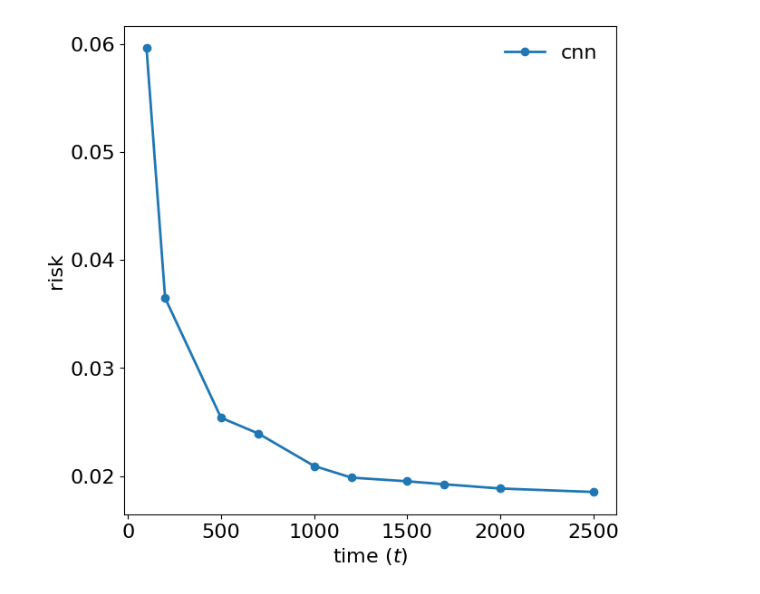
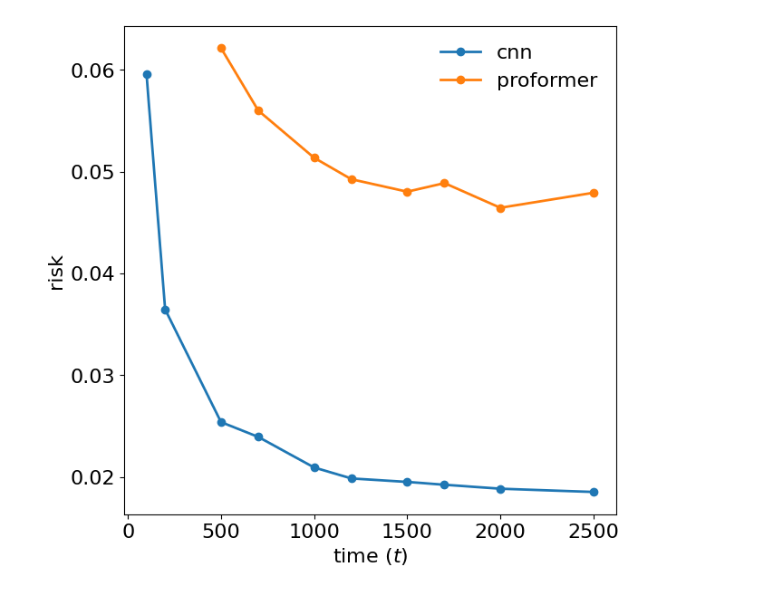
Before and after one commit to YuxinB/ProL, a Jupyter notebook: figures.ipynb, the cells around one changed output. Cells and saved outputs as stored; diff of their text form; code cells hidden in the pictures.

```diff
--- a/figures.ipynb
+++ b/figures.ipynb
@@ -66,18 +77,31 @@ plotting(outputs['inst_risk'], outputs['ci'], args, 200, 'test')
 # %%
+fig, ax = plt.subplots(figsize=(7, 7))
+
 time_list = []
 risk_list = []
 for i in range(10):
     fname = f'experiments/ABAB/multirun/2024-05-06/mnist-cnn/{i}/outputs.pkl'
     with open(fname, 'rb') as f:
         outputs = pickle.load(f)
     time_list.append(outputs['args']['t'])
     risk_list.append(outputs['risk'])
+
+ax.plot(time_list, risk_list, marker='o', lw=2, label='cnn')
+
+time_list = []
+risk_list = []
+for i in range(8):
+    fname = f'experiments/ABAB/multirun/2024-05-07/mnist-proformer/{i}/outputs.pkl'
+    with open(fname, 'rb') as f:
+        outputs = pickle.load(f)
+    time_list.append(outputs['args']['t'])
+    risk_list.append(outputs['risk'])
+
+ax.plot(time_list, risk_list, marker='o', lw=2, label='proformer')
+
+ax.set_xlabel(r"time ($t$)")
+ax.set_ylabel(r"risk")
+ax.legend(frameon=False)
+plt.show()
+# %% [output]
+[figure, added]
-# %%
-fig, ax = plt.subplots(figsize=(7, 7))
-ax.plot(time_list, risk_list, marker='o', lw=2, label='cnn')
-ax.set_xlabel(r"time ($t$)")
-ax.set_ylabel(r"risk")
-ax.legend(frameon=False)
-plt.show()
-# %% [output]
-[figure, removed]
```
Also changed, not shown: parts of 2 cells of this notebook, 6 other files.
